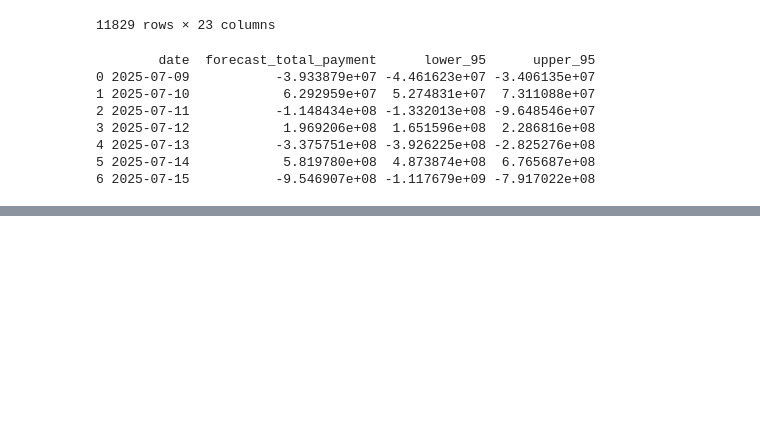
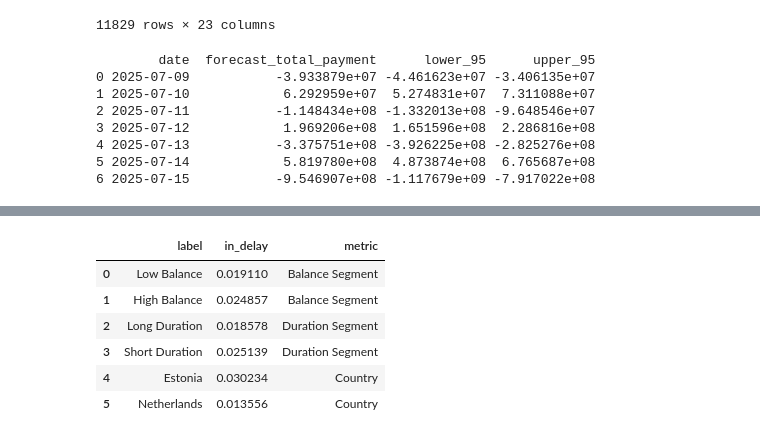
Before and after one commit to FarRza111/bandora-task, a Jupyter notebook: task_analyze.ipynb, the cells around one changed output, grey strips where cells are left out. Drawn from its saved outputs; the diff is of its cells as text; code cells hidden in the pictures; blank space fills up the shorter version.

```diff
--- a/task_analyze.ipynb
+++ b/task_analyze.ipynb
@@ -509,0 +641,10 @@ print(forecast_df)
+# %%
+summary
+# %% [output]
+|  | label | in_delay | metric |
+| 0 | Low Balance | 0.019110 | Balance Segment |
+| 1 | High Balance | 0.024857 | Balance Segment |
+| 2 | Long Duration | 0.018578 | Duration Segment |
+| 3 | Short Duration | 0.025139 | Duration Segment |
+| 4 | Estonia | 0.030234 | Country |
+| 5 | Netherlands | 0.013556 | Country |
```
Also changed, not shown: parts of 2 cells of this notebook.
